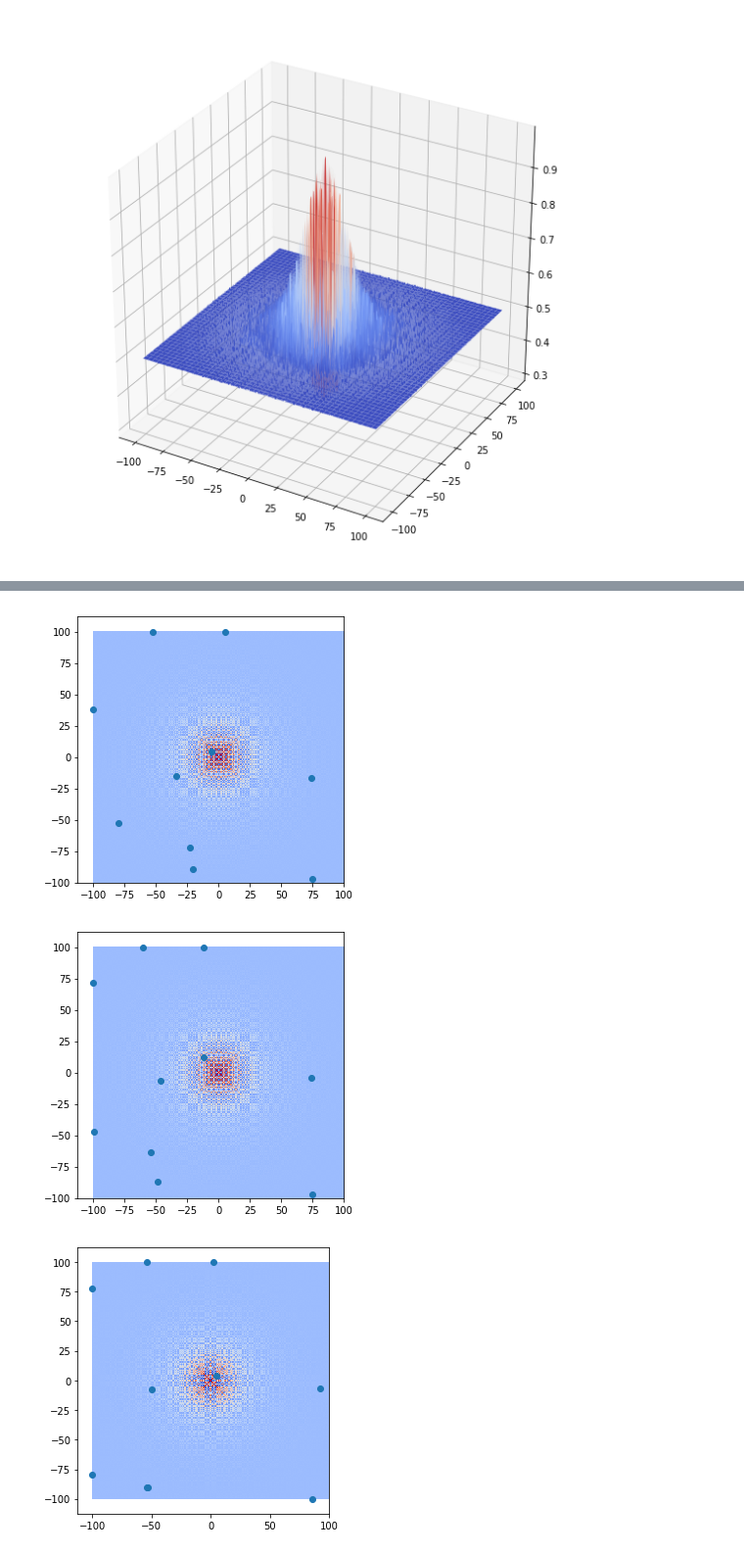
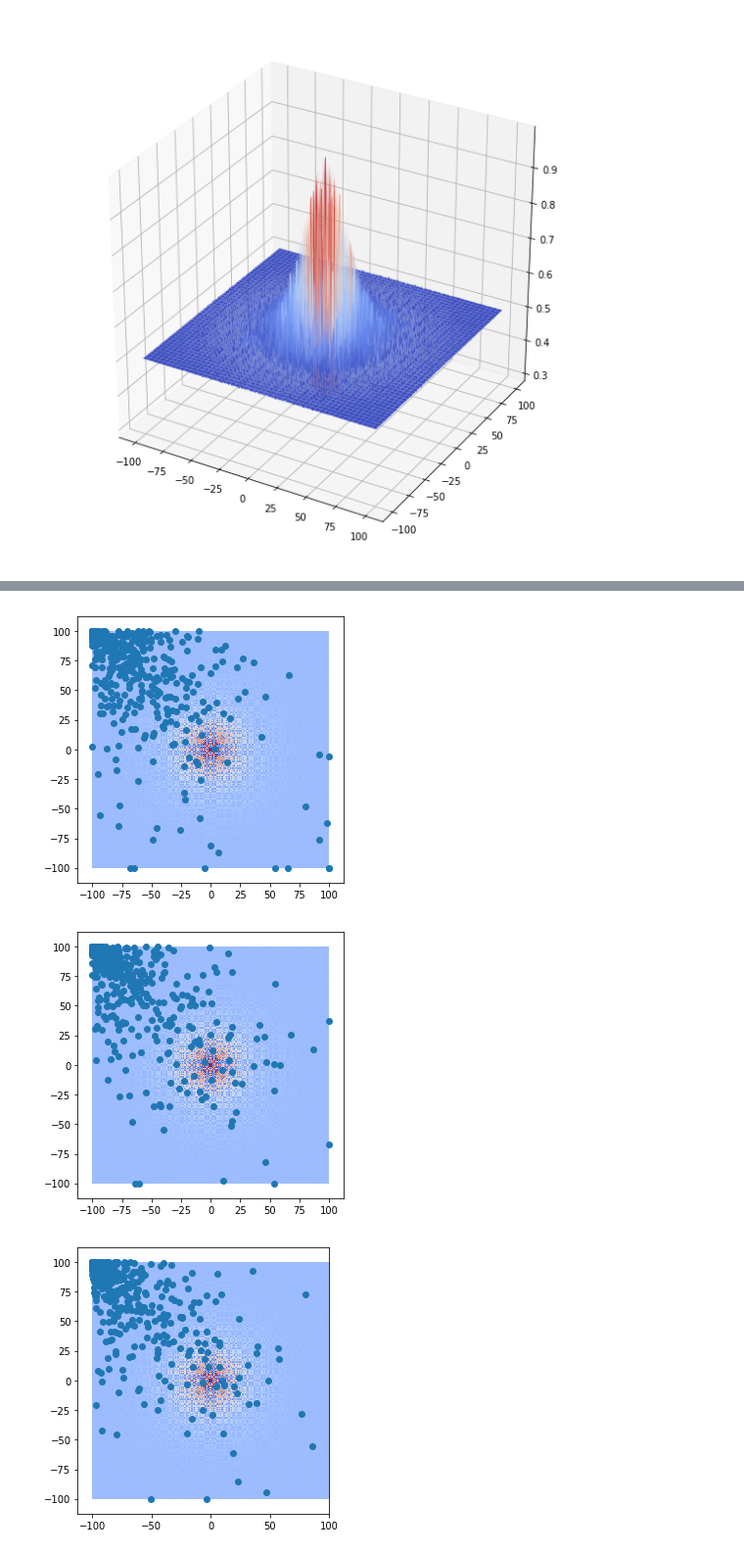
Before and after one commit to konfayakun/AAI, a Jupyter notebook: assignment2/PSO.ipynb, the cells around one changed output, grey strips where cells are left out. Shown at 98% size. Drawn from its saved outputs; the diff is of its cells as text; code cells hidden in the pictures.

```diff
--- a/assignment2/PSO.ipynb
+++ b/assignment2/PSO.ipynb
@@ -73,13 +71,13 @@ plt.show()
 # %% [output]
 [figure]
 # %%
-numberOfParticles=10
+numberOfParticles=1000
 func=fitness2
 upperBound=100
 lowerBound=-100
-w=0.2
-c1=0.7
-c2=0.3
+w=0.9
+c1=1
+c2=2
 
 
 PL=np.random.rand(numberOfParticles,2)*(upperBound-lowerBound)-upperBound
@@ -106,19 +104,19 @@ plt.axis(aspect='image');
 # %%
-for i in range(10):
+for i in range(100):
     PBests=np.array([pBest.tolist() if func(pBest[0],pBest[1])<func(pL[0],pL[1]) else pL.tolist() for (pBest,pL) in zip(PBests,PL)])
     gBest=PL[fitness1(PL.T[0],PL.T[1]).argmin()]
-    PV=[w*pV+c1*np.random.rand()*(pL-pBest)+c2*np.random.rand()*(pL-gBest) for pV,pL,pBest in zip(PV,PL,PBests)]
+    PV=[w*pV+c1*np.random.rand()*(pBest-pL)+c2*np.random.rand()*(gBest-pL) for pV,pL,pBest in zip(PV,PL,PBests)]
 
     PL+=PV
     PL.T[0]=np.maximum(np.minimum(PL.T[0],UpperBound),LowerBound)
     PL.T[1]=np.maximum(np.minimum(PL.T[1],UpperBound),LowerBound)
 
 
     plt.figure(figsize=(5,5))
     plt.imshow(Z, extent=[lowerBound, upperBound, lowerBound, upperBound], origin='lower',cmap='coolwarm')
     plt.scatter(PL.T[0],PL.T[1])
     plt.axis(aspect='image');
 # %% [output]
-[figure, old version]
+[figure, new version]
-[figure, old version]
+[figure, new version]
-[figure, old version]
+[figure, new version]
```
Also changed, not shown: parts of 4 cells of this notebook.
